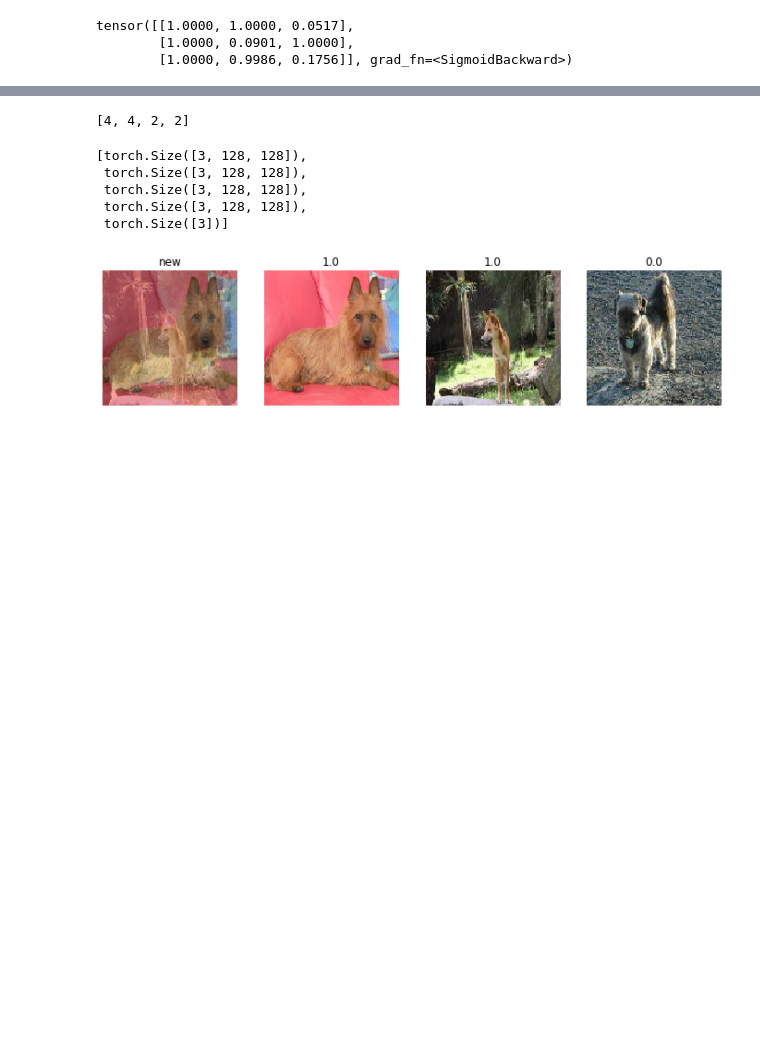
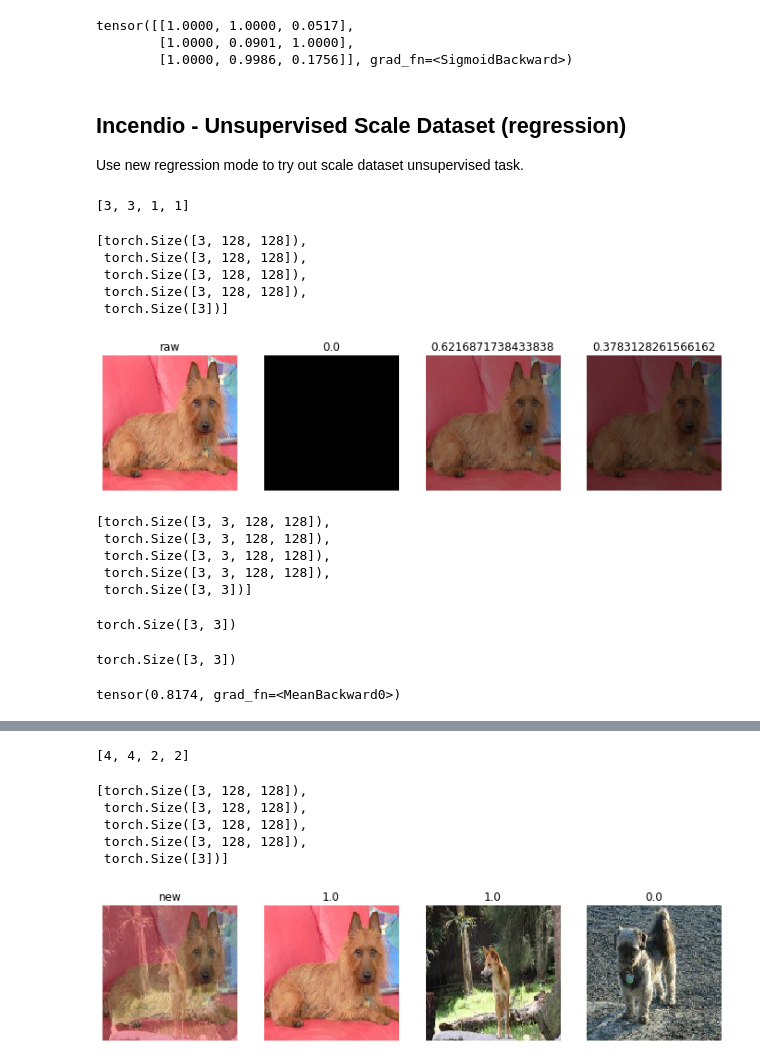
Before and after one commit to hdmamin/self-supervised-vision-exp, a Jupyter notebook: notebooks/nb03-lightning-first-test.ipynb, the cells around one changed output, grey strips where cells are left out. Cells and saved outputs as stored; diff of their text form; code cells hidden in the pictures; blank space fills up the shorter version.

Commit message:
pairwise distance loss wrapper and training; maybe semi effective?"

```diff
--- a/notebooks/nb03-lightning-first-test.ipynb
+++ b/notebooks/nb03-lightning-first-test.ipynb
@@ -373,3 +373,36 @@ torch.sigmoid(t.net(*xb))
 tensor([[1.0000, 1.0000, 0.0517],
         [1.0000, 0.0901, 1.0000],
         [1.0000, 0.9986, 0.1756]], grad_fn=<SigmoidBackward>)
+# %% [markdown]
+## Incendio - Unsupervised Scale Dataset (regression)
+
+Use new regression mode to try out scale dataset unsupervised task.
+# %%
+dst, dsv, dlt, dlv = get_databunch('data/imagewang-160/unsup', mode='scale',
+                                   bs=3, train_pct=.5, max_train_len=3,
+                                   max_val_len=3, regression=True)
+lmap(len, dst, dsv, dlt, dlv)
+# %% [output]
+[3, 3, 1, 1]
+# %%
+*x, y = dst[0]
+smap(*x, y)
+# %% [output]
+[torch.Size([3, 128, 128]),
+ torch.Size([3, 128, 128]),
+ torch.Size([3, 128, 128]),
+ torch.Size([3, 128, 128]),
+ torch.Size([3])]
+# %%
+show_images(x, titles=['raw']+y.tolist())
+# %% [output]
+[figure, added]
+# %%
+*xb, yb = next(iter(dlt))
+smap(*xb, yb)
+# %% [output]
+[torch.Size([3, 3, 128, 128]),
+ torch.Size([3, 3, 128, 128]),
+ torch.Size([3, 3, 128, 128]),
+ torch.Size([3, 3, 128, 128]),
+ torch.Size([3, 3])]
@@ -375,0 +414,8 @@ tensor([[1.0000, 1.0000, 0.0517],
+# %%
+net(*xb).shape
+# %% [output]
+torch.Size([3, 3])
+# %%
+yb.shape
+# %% [output]
+torch.Size([3, 3])
@@ -375,0 +433,4 @@ tensor([[1.0000, 1.0000, 0.0517],
+# %%
+PairwiseLossReduction()(net(*xb), yb)
+# %% [output]
+tensor(0.8174, grad_fn=<MeanBackward0>)
```
Also changed, not shown: parts of 14 cells of this notebook, 4 other files.
